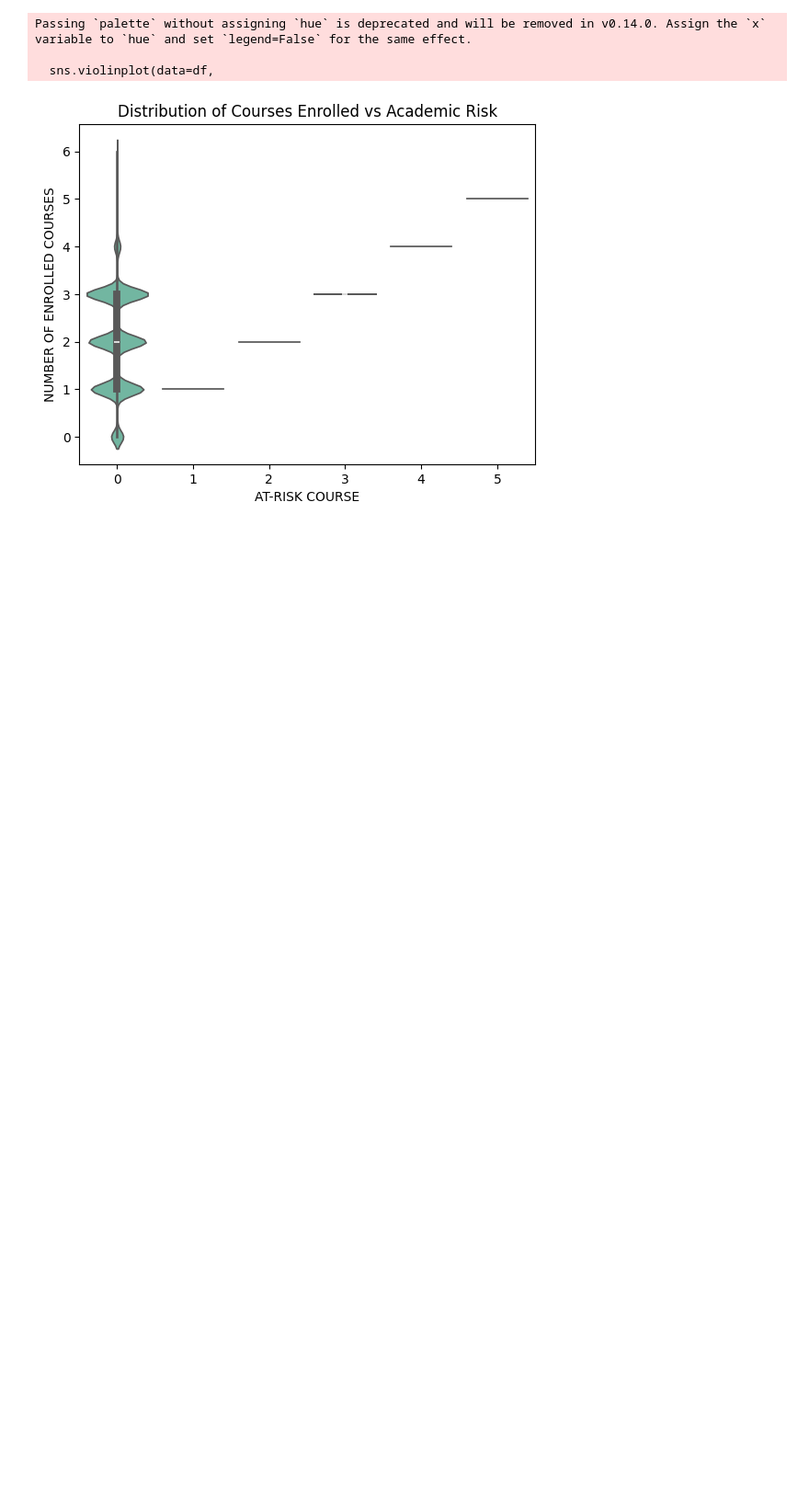
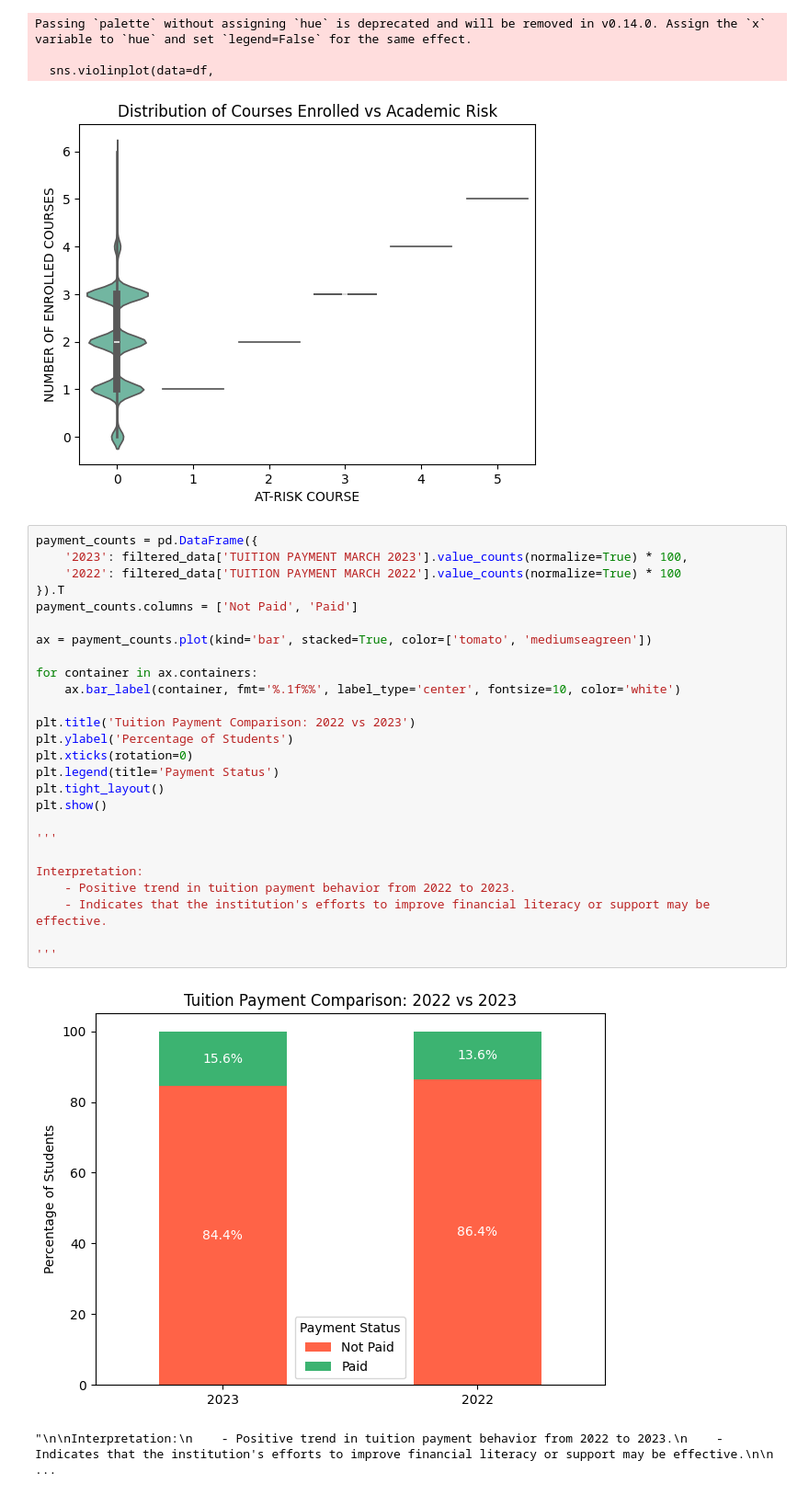
Before and after one commit to Peakkay/AI-Project, a Jupyter notebook: Part2_Data_Analysis_and_Modelling.ipynb, the cells around one changed output. Shown at 92% size. Cells and saved outputs as stored; diff of their text form; blank space fills up the shorter version.

```diff
--- a/Part2_Data_Analysis_and_Modelling.ipynb
+++ b/Part2_Data_Analysis_and_Modelling.ipynb
@@ -340,3 +361,32 @@ Passing `palette` without assigning `hue` is deprecated and will be removed in v
 
   sns.violinplot(data=df,
 [figure]
+# %%
+payment_counts = pd.DataFrame({
+    '2023': filtered_data['TUITION PAYMENT MARCH 2023'].value_counts(normalize=True) * 100,
+    '2022': filtered_data['TUITION PAYMENT MARCH 2022'].value_counts(normalize=True) * 100
+}).T
+payment_counts.columns = ['Not Paid', 'Paid']
+
+ax = payment_counts.plot(kind='bar', stacked=True, color=['tomato', 'mediumseagreen'])
+
+for container in ax.containers:
+    ax.bar_label(container, fmt='%.1f%%', label_type='center', fontsize=10, color='white')
+
+plt.title('Tuition Payment Comparison: 2022 vs 2023')
+plt.ylabel('Percentage of Students')
+plt.xticks(rotation=0)
+plt.legend(title='Payment Status')
+plt.tight_layout()
+plt.show()
+
+'''
+
+Interpretation:
+    - Positive trend in tuition payment behavior from 2022 to 2023.
+    - Indicates that the institution's efforts to improve financial literacy or support may be effective.
+
+'''
+# %% [output]
+[figure, added]
+"\n\nInterpretation:\n    - Positive trend in tuition payment behavior from 2022 to 2023.\n    - Indicates that the institution's efforts to improve financial literacy or support may be effective.\n\n ...
```
Also changed, not shown: parts of 10 cells of this notebook.
